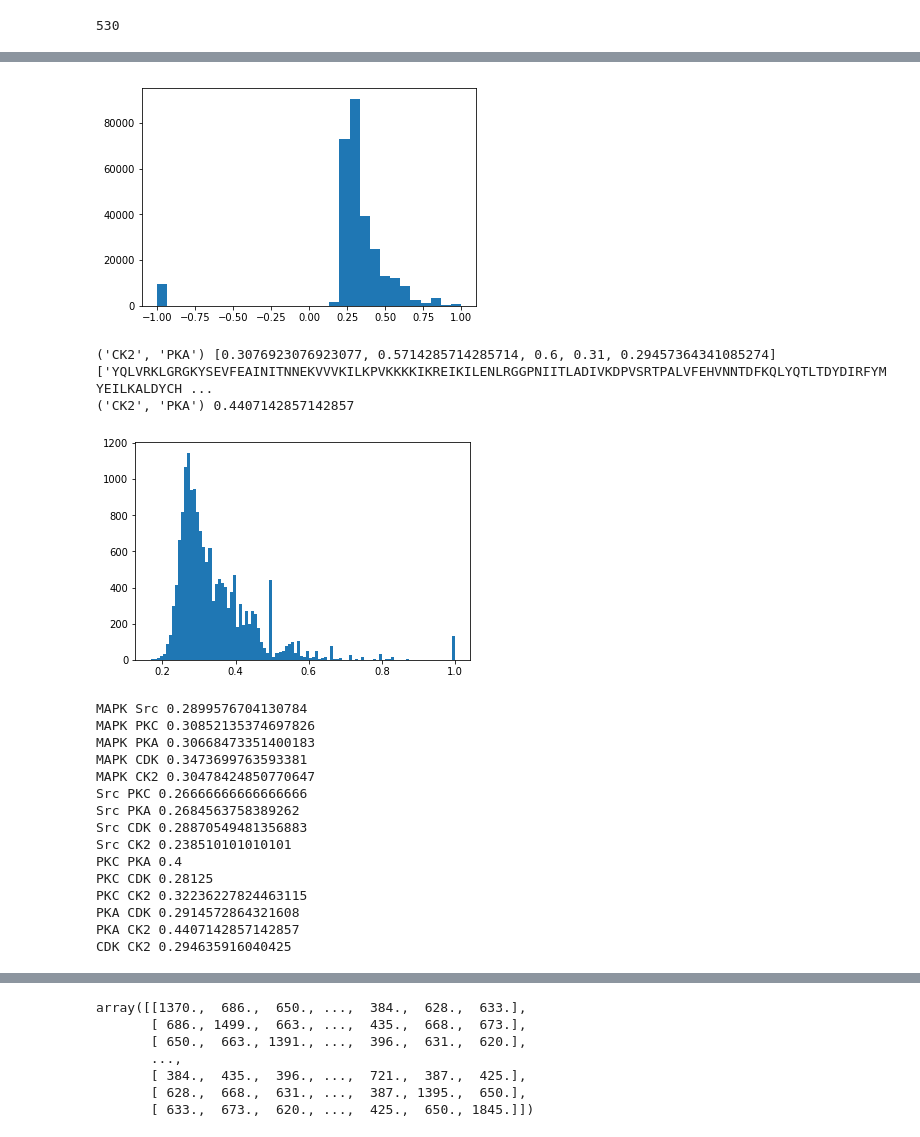
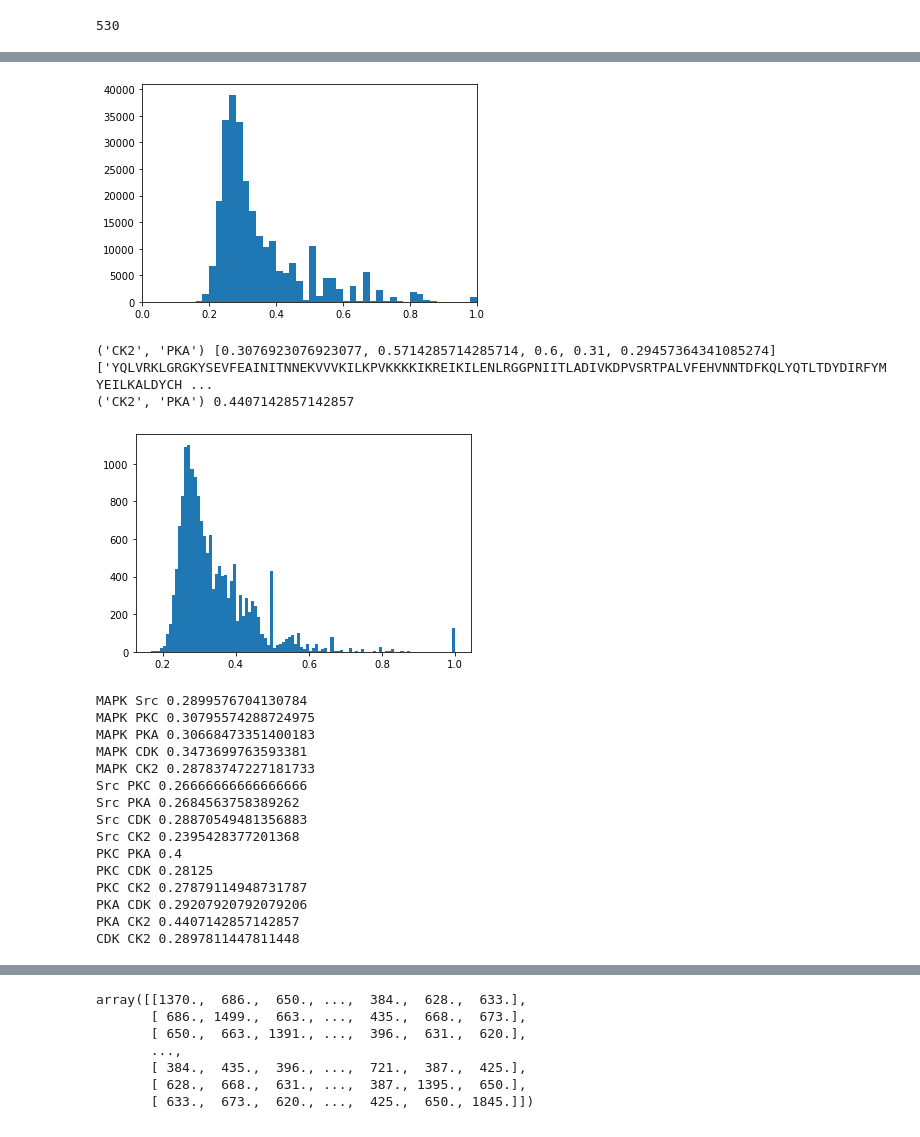
Before and after one commit to katfish666/EMBER_revised, a Jupyter notebook: F_kinaseDomainAlignments_19.10.14.ipynb, the cells around one changed output, grey strips where cells are left out. Drawn from its saved outputs; the diff is of its cells as text; code cells hidden in the pictures.

```diff
--- a/F_kinaseDomainAlignments_19.10.14.ipynb
+++ b/F_kinaseDomainAlignments_19.10.14.ipynb
@@ -83,7 +83,8 @@ for i,seq_train in enumerate(seqs):
         seq_test = ''.join([x for x in seq_test])
         seq_test = seq_test.replace('-',' ')
 
-        blastp_cline = NcbiblastpCommandline(subject = 'seq_train.fasta', outfmt=5) #Blast command
+        blastp_cline = NcbiblastpCommandline(subject = 'seq_train.fasta', outfmt=5,
+                                             cmd='ncbi_blast/bin/blastp') #Blast command
         out, err = blastp_cline(seq_test)
         blast_result_record = NCBIXML.read(StringIO(out))
 
@@ -112,12 +170,13 @@ df.to_csv('alignments_19.10.15.csv',header=None,index=None)
 # %%
 import numpy as np
 import matplotlib.pyplot as plt
 
 toPlot = alignments.flatten()
-plt.hist(toPlot,bins=30)
+plt.hist(toPlot,bins=100)
+plt.xlim(0,1)
 plt.show()
 # %% [output]
-[figure, old version]
+[figure, new version]
 # %%
 from itertools import combinations
 from itertools import product
@@ -190,7 +249,7 @@ toPlot = famDistanceMatrix[famDistanceMatrix!=0]
 plt.hist(toPlot,bins=100)
 plt.show()
 # %% [output]
-[figure, old version]
+[figure, new version]
 # %%
 someKs = ['MAPK', 'Src','PKC','PKA','CDK','CK2']
 
@@ -203,17 +262,17 @@ for pair in combinations(someKs,2):
     print(pair[0],pair[1],p)
 # %% [output]
 MAPK Src 0.2899576704130784
-MAPK PKC 0.30852135374697826
+MAPK PKC 0.30795574288724975
 MAPK PKA 0.30668473351400183
 MAPK CDK 0.3473699763593381
-MAPK CK2 0.30478424850770647
+MAPK CK2 0.28783747227181733
 Src PKC 0.26666666666666666
 Src PKA 0.2684563758389262
 Src CDK 0.28870549481356883
-Src CK2 0.238510101010101
+Src CK2 0.2395428377201368
 PKC PKA 0.4
 PKC CDK 0.28125
-PKC CK2 0.32236227824463115
-PKA CDK 0.2914572864321608
+PKC CK2 0.27879114948731787
+PKA CDK 0.29207920792079206
 PKA CK2 0.4407142857142857
-CDK CK2 0.294635916040425
+CDK CK2 0.2897811447811448
```
Also changed, not shown: parts of 10 cells of this notebook, 57 other files.
